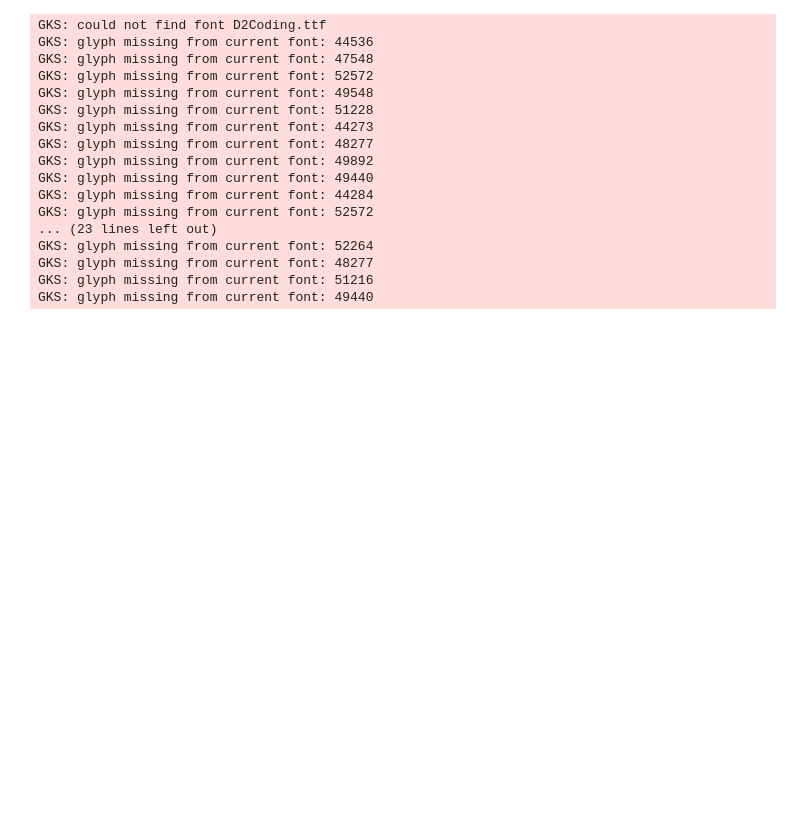
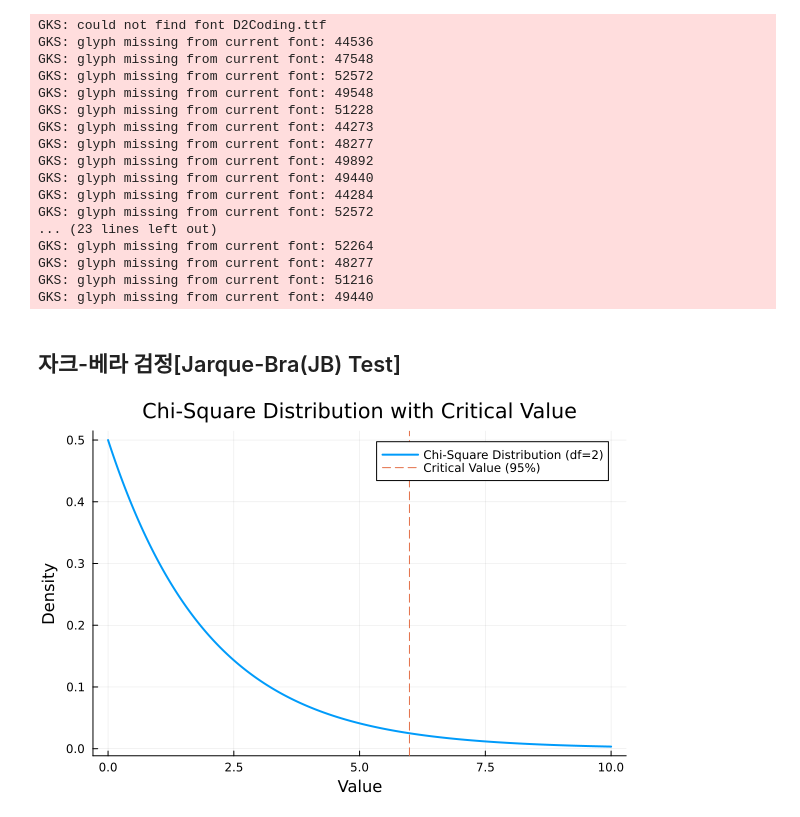
Before and after one commit to kwng2/econometrics_julia, a Jupyter notebook: notebooks/그림3.5.ipynb, the cells around one changed output. Drawn from its saved outputs; the diff is of its cells as text; code cells hidden in the pictures; blank space fills up the shorter version.

```diff
--- a/notebooks/그림3.5.ipynb
+++ b/notebooks/그림3.5.ipynb
@@ -110,3 +110,5 @@ GKS: glyph missing from current font: 52264
 GKS: glyph missing from current font: 48277
 GKS: glyph missing from current font: 51216
 GKS: glyph missing from current font: 49440
+# %% [markdown]
+## 자크-베라 검정[Jarque-Bra(JB) Test]
@@ -112,0 +121,29 @@ GKS: glyph missing from current font: 49440
+# %%
+
+# 카이제곱 분포 생성
+χ²_dist = Chisq(2)
+
+# x값 범위 설정
+x = 0:0.01:10
+
+# 카이제곱 분포의 확률 밀도 함수 (PDF) 계산
+y = pdf(χ²_dist, x)
+
+# 임계값 계산 (95% 신뢰수준)
+critical_value = quantile(χ²_dist, 0.95)
+
+# 카이제곱 분포 그리기
+plot(x, y, label="Chi-Square Distribution (df=2)", linewidth=2, legend=:topright)
+
+# 임계값을 점선으로 표시
+vline!([critical_value], linestyle=:dash, label="Critical Value (95%)")
+
+# 그래프 제목과 축 라벨 설정
+title!("Chi-Square Distribution with Critical Value")
+xlabel!("Value")
+ylabel!("Density")
+
+# 그래프 표시
+plot!()
+# %% [output]
+[figure, added]
```
Also changed, not shown: parts of 7 cells of this notebook, 13 other files.
